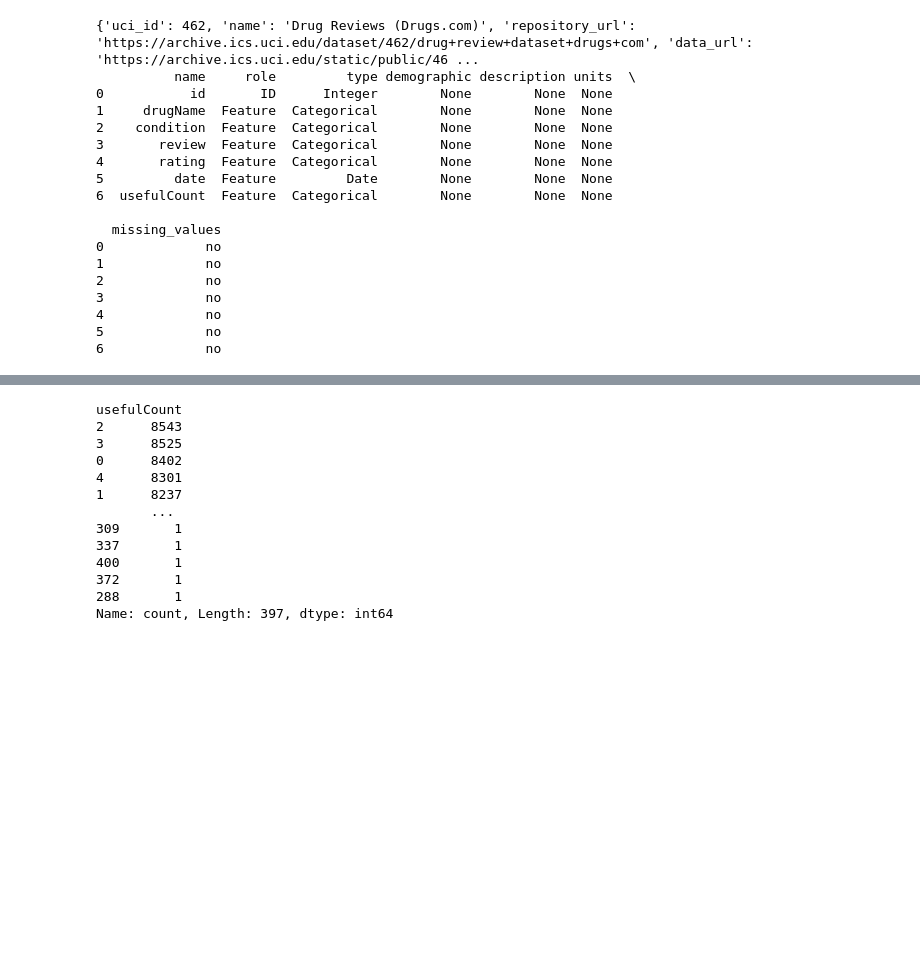
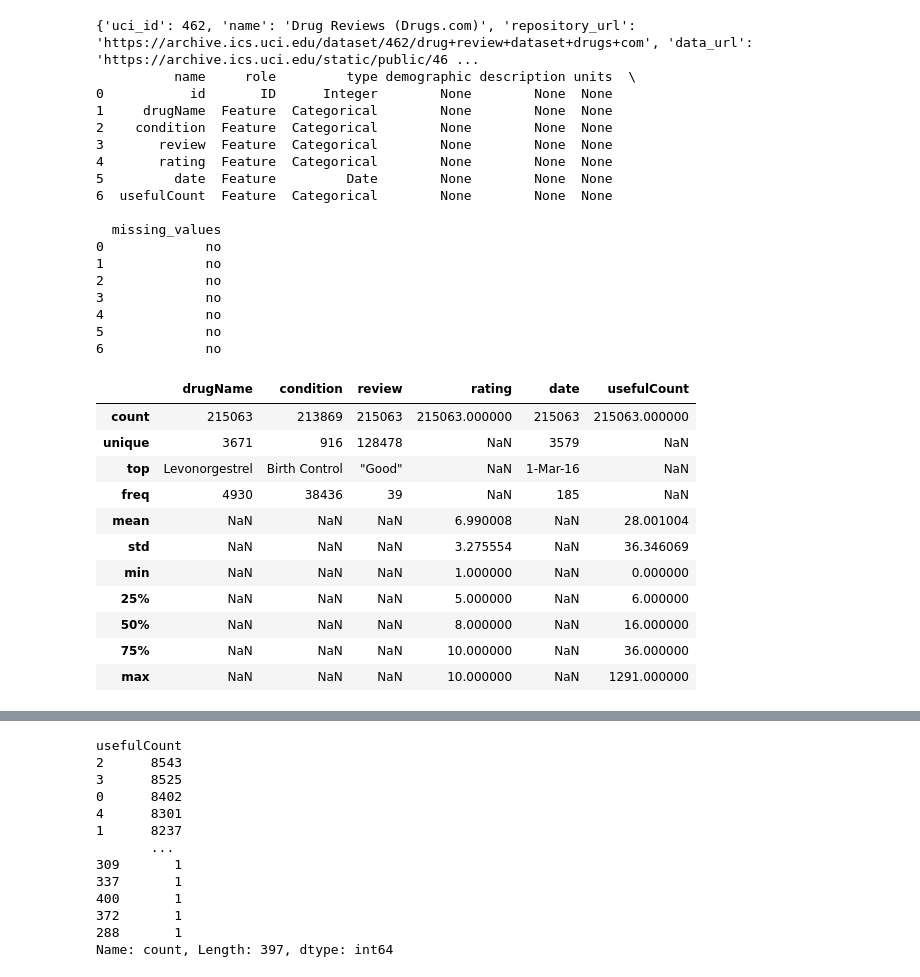
Before and after one commit to sofiecook/ds4420finalproj, a Jupyter notebook: data_exploration_ds4420.ipynb, the cells around one changed output, grey strips where cells are left out. Saved outputs shown, nothing was run; the diff lists cells and outputs as text; code cells hidden in the pictures; blank space fills up the shorter version.

```diff
--- a/data_exploration_ds4420.ipynb
+++ b/data_exploration_ds4420.ipynb
@@ -32,6 +32,21 @@ print(drug_reviews_drugs_com.variables)
 4             no
 5             no
 6             no
+# %%
+X.describe(include='all')
+# %% [output]
+|  | drugName | condition | review | rating | date | usefulCount |
+| count | 215063 | 213869 | 215063 | 215063.000000 | 215063 | 215063.000000 |
+| unique | 3671 | 916 | 128478 | NaN | 3579 | NaN |
+| top | Levonorgestrel | Birth Control | "Good" | NaN | 1-Mar-16 | NaN |
+| freq | 4930 | 38436 | 39 | NaN | 185 | NaN |
+| mean | NaN | NaN | NaN | 6.990008 | NaN | 28.001004 |
+| std | NaN | NaN | NaN | 3.275554 | NaN | 36.346069 |
+| min | NaN | NaN | NaN | 1.000000 | NaN | 0.000000 |
+| 25% | NaN | NaN | NaN | 5.000000 | NaN | 6.000000 |
+| 50% | NaN | NaN | NaN | 8.000000 | NaN | 16.000000 |
+| 75% | NaN | NaN | NaN | 10.000000 | NaN | 36.000000 |
+| max | NaN | NaN | NaN | 10.000000 | NaN | 1291.000000 |
 # %%
 X.head()
 # %% [output]
```
Also changed, not shown: parts of 2 cells of this notebook, 1 other file.
